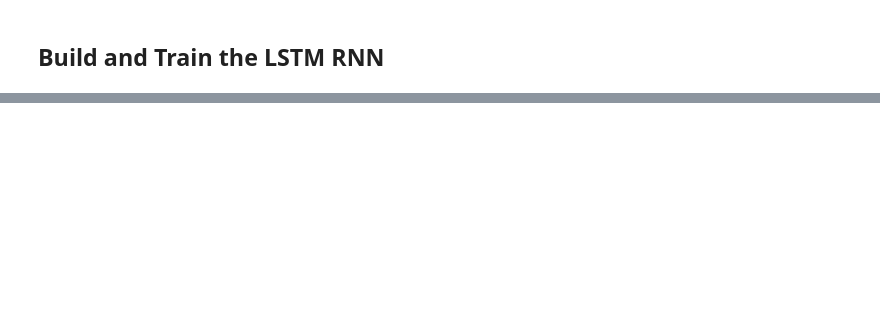
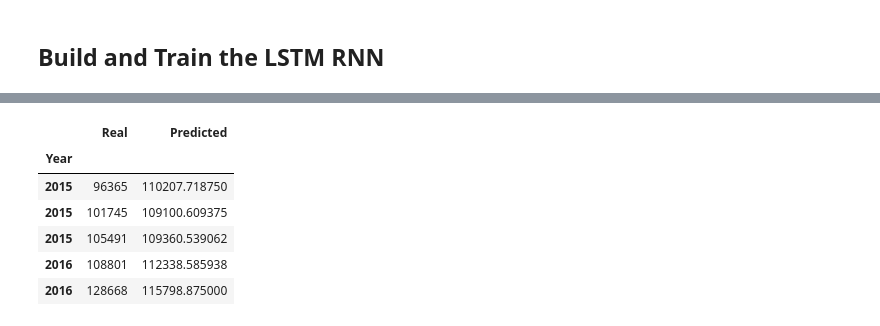
Before and after one commit to AkanSri/Project2, a Jupyter notebook: deep_learning_as.ipynb, the cells around one changed output, grey strips where cells are left out. Drawn from its saved outputs; the diff is of its cells as text; code cells hidden in the pictures; blank space fills up the shorter version.

```diff
--- a/deep_learning_as.ipynb
+++ b/deep_learning_as.ipynb
@@ -213,0 +251,15 @@ Epoch 10/10
+# %%
+# Create a DataFrame of Real and Predicted values
+results = pd.DataFrame({
+    "Real": data["Fraud Reporting Count"].iloc[4:],
+    "Predicted": predicted_count.ravel()
+}, index = data.iloc[4:].index)
+results.head()
+# %% [output]
+|  | Real | Predicted |
+| Year |  |  |
+| 2015 | 96365 | 110207.718750 |
+| 2015 | 101745 | 109100.609375 |
+| 2015 | 105491 | 109360.539062 |
+| 2016 | 108801 | 112338.585938 |
+| 2016 | 128668 | 115798.875000 |
```
Also changed, not shown: parts of 22 cells of this notebook.
